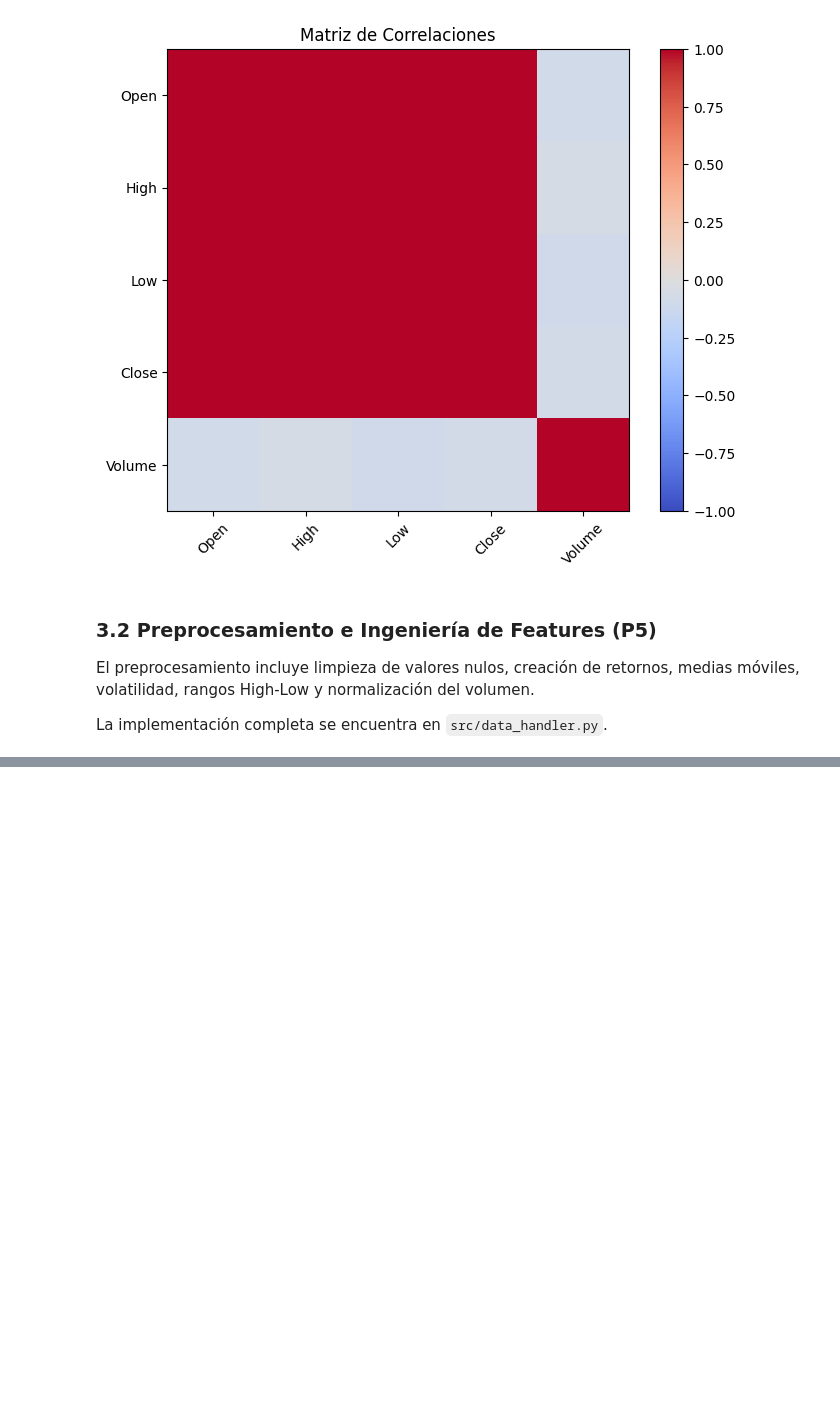
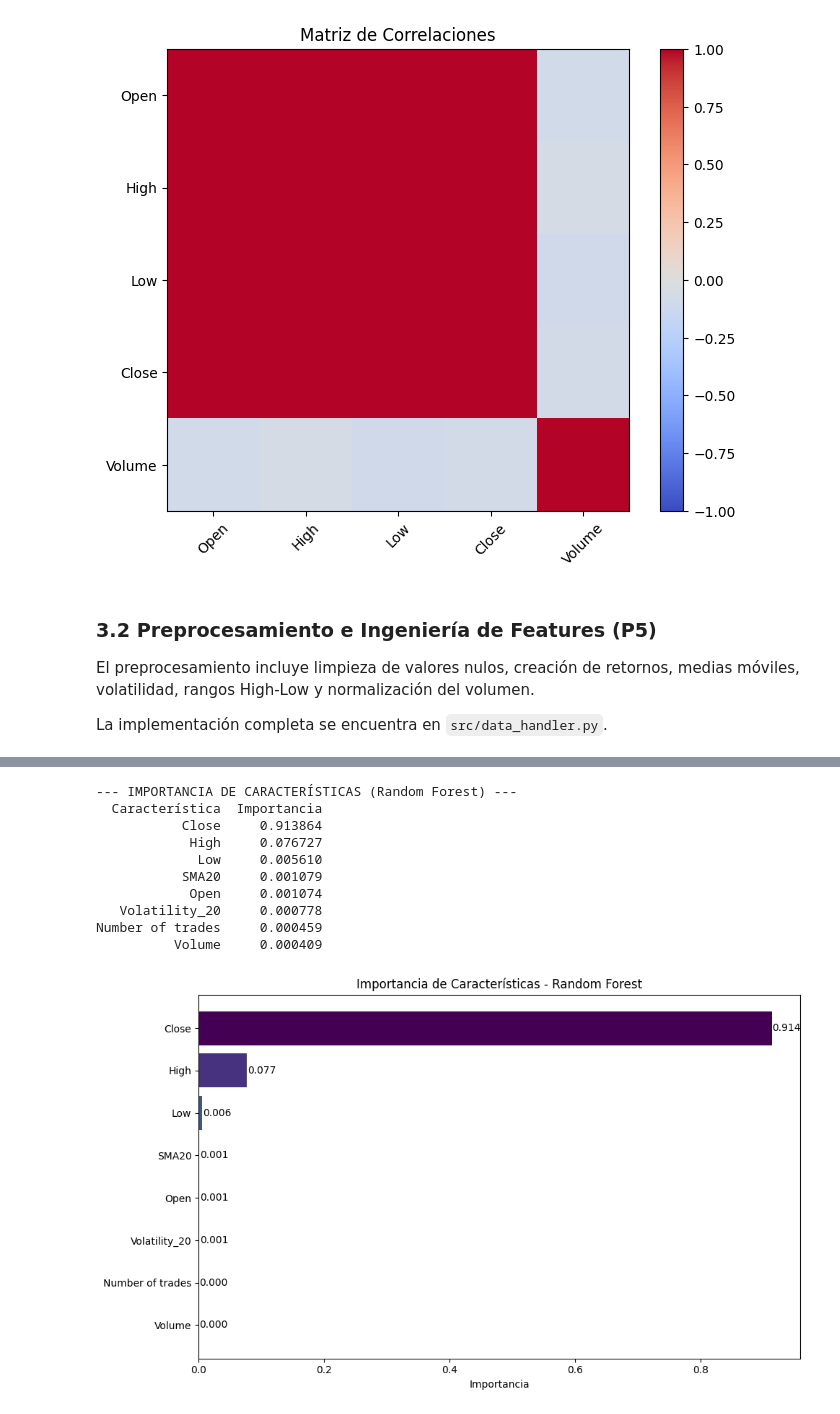
Before and after one commit to PabloNSI/solana-predictor, a Jupyter notebook: Proyecto_Final_Unit25.ipynb, the cells around one changed output, grey strips where cells are left out. Cells and saved outputs as stored; diff of their text form; code cells hidden in the pictures; blank space fills up the shorter version.

Commit message:
Reajuste para completar el ipynb principal.

```diff
--- a/Proyecto_Final_Unit25.ipynb
+++ b/Proyecto_Final_Unit25.ipynb
@@ -231,0 +574,42 @@ UnpicklingError: invalid load key, '\x07'.
+# %%
+# Importancia de características para Random Forest
+if hasattr(rf_model, 'feature_importances_'):
+    print("\n--- IMPORTANCIA DE CARACTERÍSTICAS (Random Forest) ---")
+    importances = rf_model.feature_importances_
+
+    # Crear DataFrame para mejor visualización
+    importance_df = pd.DataFrame({
+        'Característica': feature_cols,
+        'Importancia': importances
+    }).sort_values('Importancia', ascending=False)
+
+    print(importance_df.to_string(index=False))
+
+    # Gráfico de importancia
+    plt.figure(figsize=(10, 6))
+    colors = plt.cm.viridis(np.linspace(0, 1, len(importance_df)))
+    bars = plt.barh(importance_df['Característica'], importance_df['Importancia'], color=colors)
+    plt.xlabel('Importancia')
+    plt.title('Importancia de Características - Random Forest')
+    plt.gca().invert_yaxis()  # Mayor importancia arriba
+
+    # Añadir valores en las barras
+    for bar in bars:
+        width = bar.get_width()
+        plt.text(width + 0.001, bar.get_y() + bar.get_height()/2,
+                f'{width:.3f}', ha='left', va='center')
+
+    plt.tight_layout()
+    plt.show()
+# %% [output]
+--- IMPORTANCIA DE CARACTERÍSTICAS (Random Forest) ---
+  Característica  Importancia
+           Close     0.913864
+            High     0.076727
+             Low     0.005610
+           SMA20     0.001079
+            Open     0.001074
+   Volatility_20     0.000778
+Number of trades     0.000459
+          Volume     0.000409
+[figure, added]
```
Also changed, not shown: parts of 11 cells of this notebook, 7 other files.
